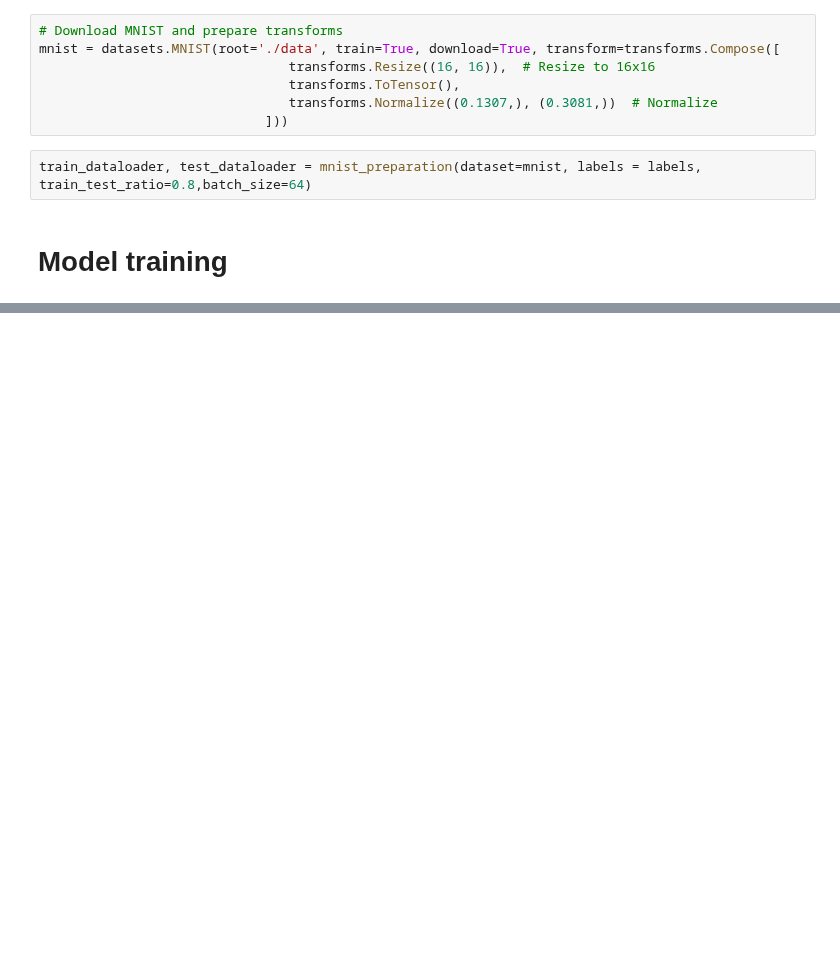
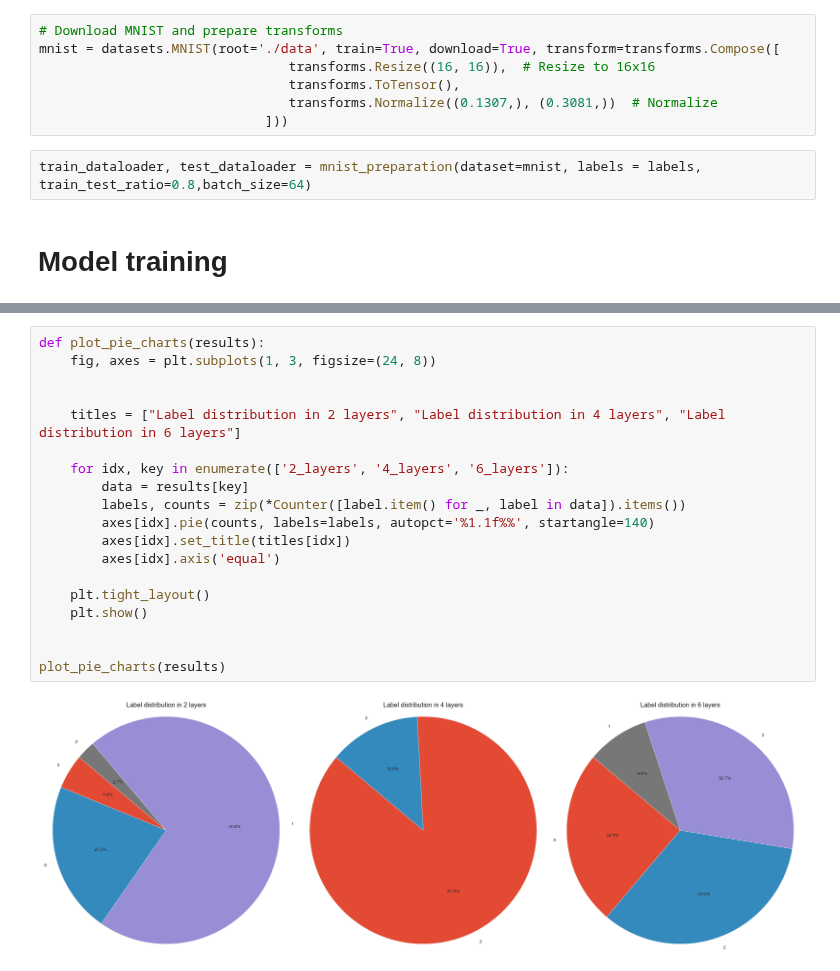
Before and after one commit to JackVittori/QML-early_exit, a Jupyter notebook: main.ipynb, the cells around one changed output, grey strips where cells are left out. Cells and saved outputs as stored; diff of their text form; blank space fills up the shorter version.

```diff
--- a/main.ipynb
+++ b/main.ipynb
@@ -84,0 +194,21 @@ print(accuracy)
+# %%
+def plot_pie_charts(results):
+    fig, axes = plt.subplots(1, 3, figsize=(24, 8))
+
+
+    titles = ["Label distribution in 2 layers", "Label distribution in 4 layers", "Label distribution in 6 layers"]
+
+    for idx, key in enumerate(['2_layers', '4_layers', '6_layers']):
+        data = results[key]
+        labels, counts = zip(*Counter([label.item() for _, label in data]).items())
+        axes[idx].pie(counts, labels=labels, autopct='%1.1f%%', startangle=140)
+        axes[idx].set_title(titles[idx])
+        axes[idx].axis('equal')
+
+    plt.tight_layout()
+    plt.show()
+
+
+plot_pie_charts(results)
+# %% [output]
+[figure, added]
```
Also changed, not shown: parts of 16 cells of this notebook, 1 other file.
